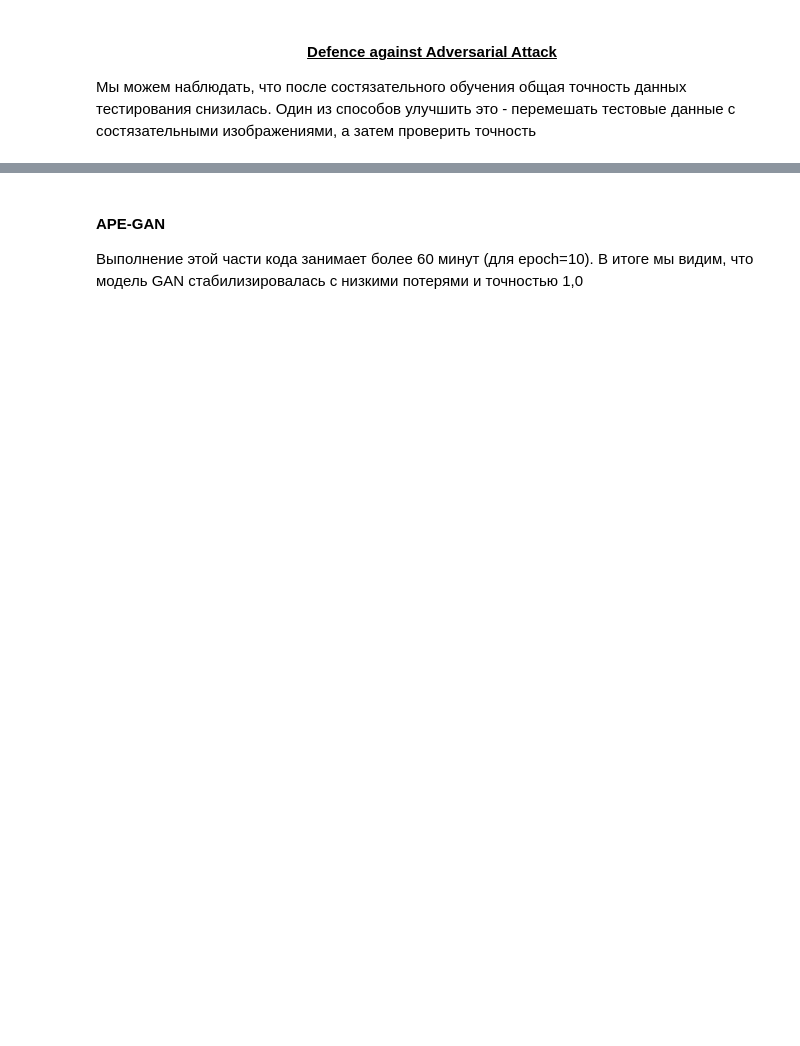
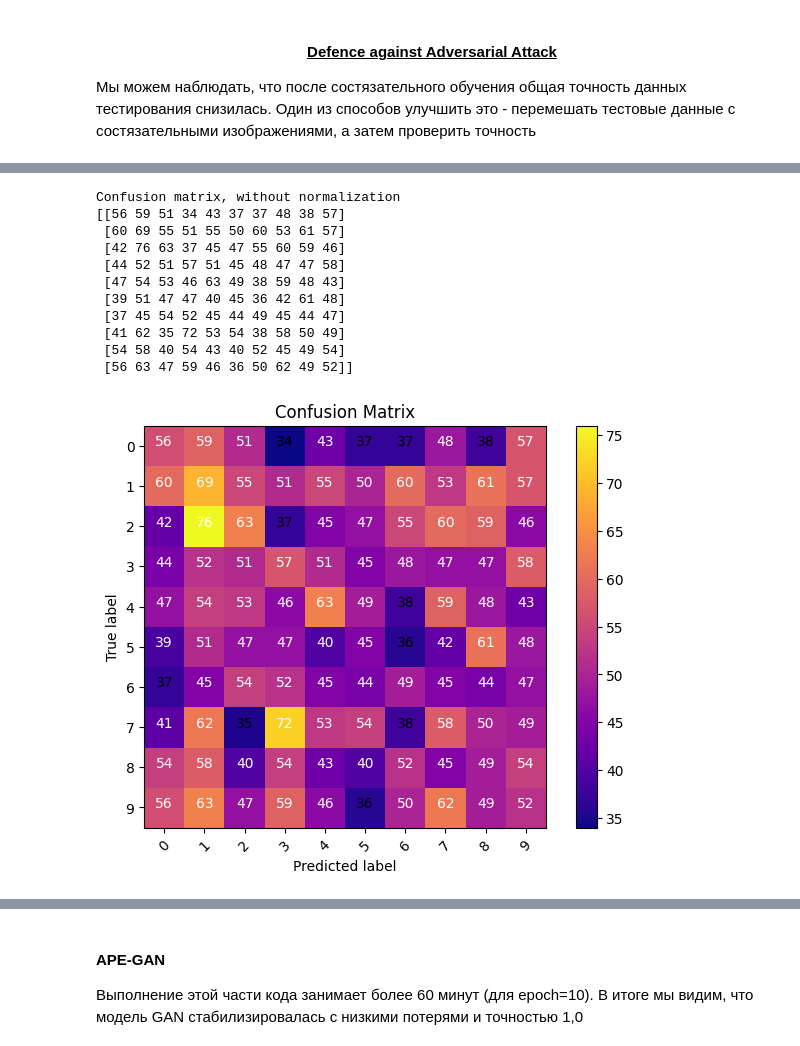
Before and after one commit to nekitalek/adversarial_attack, a Jupyter notebook: src/adversarial_attack.ipynb, the cells around one changed output, grey strips where cells are left out. Drawn from its saved outputs; the diff is of its cells as text; code cells hidden in the pictures; blank space fills up the shorter version.

```diff
--- a/src/adversarial_attack.ipynb
+++ b/src/adversarial_attack.ipynb
@@ -726,0 +819,7 @@ Loss: 3.757986632990651e-05, Accuracy: 1.0
+# %%
+predictions2 = cnn_model.predict(fgsm_images, batch_size=10, verbose=0)
+# %%
+rounded_predictions = np.argmax(predictions2, axis=1)
+# %%
+rounded_labels=np.argmax(y_test, axis=1)
+rounded_labels = rounded_labels[:5000]
@@ -726,0 +832,19 @@ Loss: 3.757986632990651e-05, Accuracy: 1.0
+# %%
+cm = confusion_matrix(rounded_labels, rounded_predictions)
+# %%
+# Вычисление матрицы неточностей
+cm_plot_labels = ['0','1','2','3','4','5','6','7','8','9']
+plot_confusion_matrix(cm, cm_plot_labels, title='Confusion Matrix')
+# %% [output]
+Confusion matrix, without normalization
+[[56 59 51 34 43 37 37 48 38 57]
+ [60 69 55 51 55 50 60 53 61 57]
+ [42 76 63 37 45 47 55 60 59 46]
+ [44 52 51 57 51 45 48 47 47 58]
+ [47 54 53 46 63 49 38 59 48 43]
+ [39 51 47 47 40 45 36 42 61 48]
+ [37 45 54 52 45 44 49 45 44 47]
+ [41 62 35 72 53 54 38 58 50 49]
+ [54 58 40 54 43 40 52 45 49 54]
+ [56 63 47 59 46 36 50 62 49 52]]
+[figure, added]
```
Also changed, not shown: parts of 33 cells of this notebook, 6 other files.
